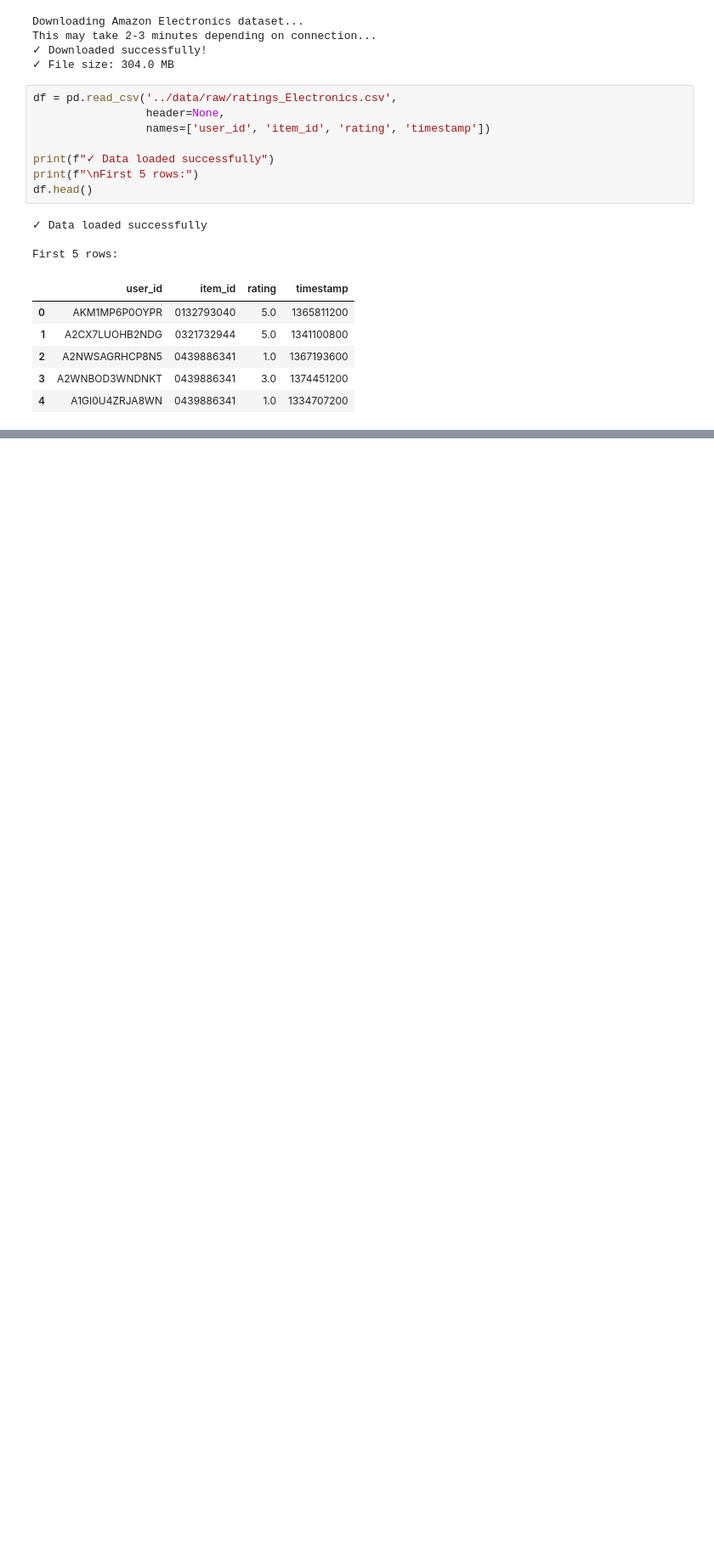
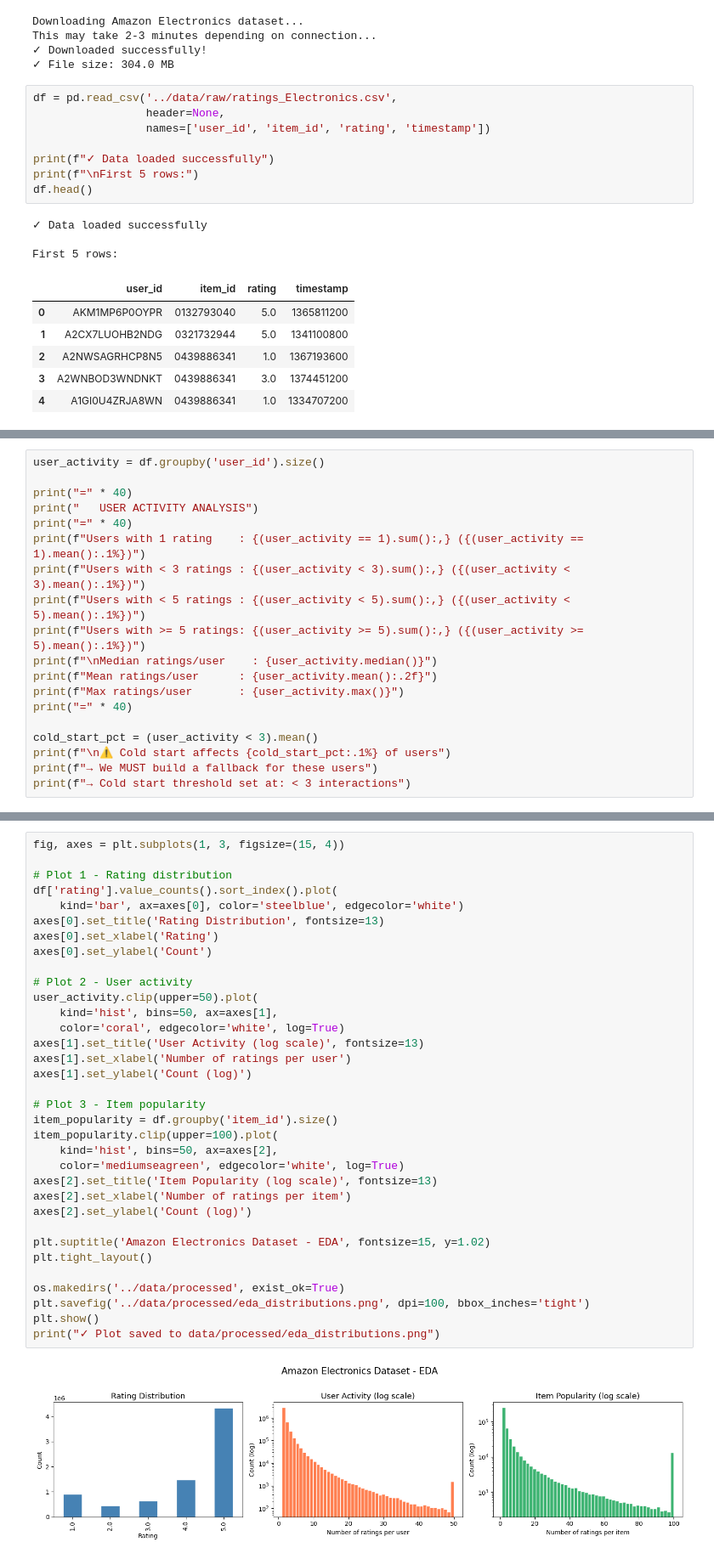
Before and after one commit to atharva-pawar80/recommendation-api, a Jupyter notebook: notebook/01_eda.ipynb, the cells around one changed output, grey strips where cells are left out. Shown at 85% size. Drawn from its saved outputs; the diff is of its cells as text; blank space fills up the shorter version.

Commit message:
docs: add EDA explanation and data quality analysis

```diff
--- a/notebook/01_eda.ipynb
+++ b/notebook/01_eda.ipynb
@@ -54,0 +118,19 @@ First 5 rows:
+# %%
+user_activity = df.groupby('user_id').size()
+
+print("=" * 40)
+print("   USER ACTIVITY ANALYSIS")
+print("=" * 40)
+print(f"Users with 1 rating    : {(user_activity == 1).sum():,} ({(user_activity == 1).mean():.1%})")
+print(f"Users with < 3 ratings : {(user_activity < 3).sum():,} ({(user_activity < 3).mean():.1%})")
+print(f"Users with < 5 ratings : {(user_activity < 5).sum():,} ({(user_activity < 5).mean():.1%})")
+print(f"Users with >= 5 ratings: {(user_activity >= 5).sum():,} ({(user_activity >= 5).mean():.1%})")
+print(f"\nMedian ratings/user    : {user_activity.median()}")
+print(f"Mean ratings/user      : {user_activity.mean():.2f}")
+print(f"Max ratings/user       : {user_activity.max()}")
+print("=" * 40)
+
+cold_start_pct = (user_activity < 3).mean()
+print(f"\n⚠ Cold start affects {cold_start_pct:.1%} of users")
+print(f"→ We MUST build a fallback for these users")
+print(f"→ Cold start threshold set at: < 3 interactions")
@@ -54,0 +154,36 @@ First 5 rows:
+# %%
+fig, axes = plt.subplots(1, 3, figsize=(15, 4))
+
+# Plot 1 - Rating distribution
+df['rating'].value_counts().sort_index().plot(
+    kind='bar', ax=axes[0], color='steelblue', edgecolor='white')
+axes[0].set_title('Rating Distribution', fontsize=13)
+axes[0].set_xlabel('Rating')
+axes[0].set_ylabel('Count')
+
+# Plot 2 - User activity
+user_activity.clip(upper=50).plot(
+    kind='hist', bins=50, ax=axes[1],
+    color='coral', edgecolor='white', log=True)
+axes[1].set_title('User Activity (log scale)', fontsize=13)
+axes[1].set_xlabel('Number of ratings per user')
+axes[1].set_ylabel('Count (log)')
+
+# Plot 3 - Item popularity
+item_popularity = df.groupby('item_id').size()
+item_popularity.clip(upper=100).plot(
+    kind='hist', bins=50, ax=axes[2],
+    color='mediumseagreen', edgecolor='white', log=True)
+axes[2].set_title('Item Popularity (log scale)', fontsize=13)
+axes[2].set_xlabel('Number of ratings per item')
+axes[2].set_ylabel('Count (log)')
+
+plt.suptitle('Amazon Electronics Dataset - EDA', fontsize=15, y=1.02)
+plt.tight_layout()
+
+os.makedirs('../data/processed', exist_ok=True)
+plt.savefig('../data/processed/eda_distributions.png', dpi=100, bbox_inches='tight')
+plt.show()
+print("✓ Plot saved to data/processed/eda_distributions.png")
+# %% [output]
+[figure, added]
```
Also changed, not shown: parts of 5 cells of this notebook, 1 other file.
